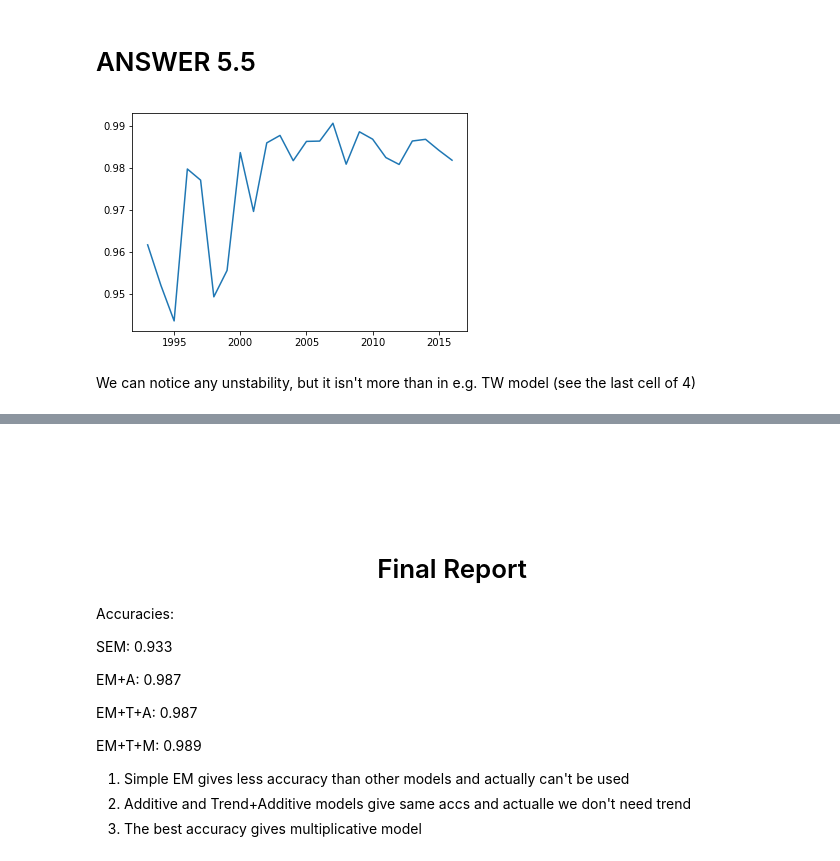
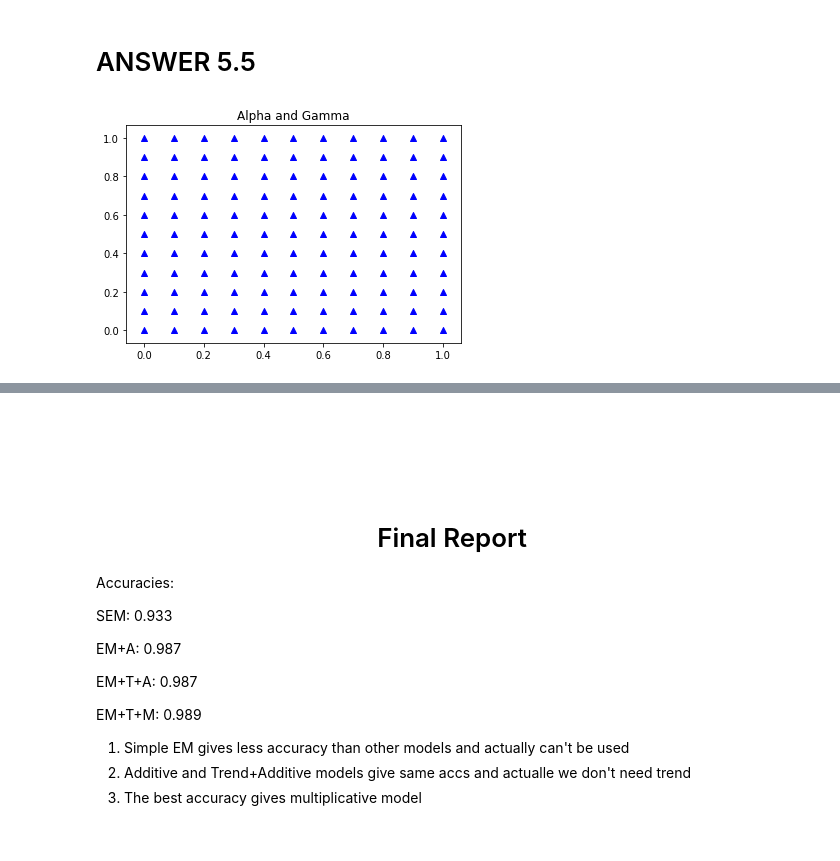
Before and after one commit to DanielBaghdasaryan/TS, a Jupyter notebook: Practice Day Task.ipynb, the cells around one changed output, grey strips where cells are left out. Cells and saved outputs as stored; diff of their text form; code cells hidden in the pictures.

```diff
--- a/Practice Day Task.ipynb
+++ b/Practice Day Task.ipynb
@@ -575,16 +561,15 @@ print("Accuracy for 2016-2017: "+str(score1))
 Accuracy for 2016-2017: 0.988771038682
 # %% [markdown]
 # ANSWER 5.5
-# %%
-mw_frc_ts['Real wage'] =MulExponentialSmoothing(ts['Real wage'], h, {'alpha':1, 'gamma':0.42, 'beta':0, 'seasonality_period':12})
-
-score_stab=[]
-for i in range(24):
-    score_stab.append(1.0-qualityMAPE(ts['Real wage'].iloc[i*12:(i+1)*12],mw_frc_ts['Real wage'].iloc[i*12:(i+1)*12])[0])
-
-plt.plot(np.arange(24)+1993,score_stab)
-plt.show()
-# %% [output]
-[figure, removed]
-# %% [markdown]
-We can notice any unstability, but it isn't more than in e.g. TW model (see the last cell of 4)
+# %%
+line=np.linspace(0,1,11)
+grid=np.array(np.meshgrid(line,line))
+params=grid.reshape(2,int(grid.size/2)).T
+
+plt.scatter(params[:,0],params[:,1], c=c, marker=m)
+
+plt.title("Alpha and Gamma")
+
+plt.show()
+# %% [output]
+[figure, added]
```
Also changed, not shown: parts of 7 cells of this notebook.
